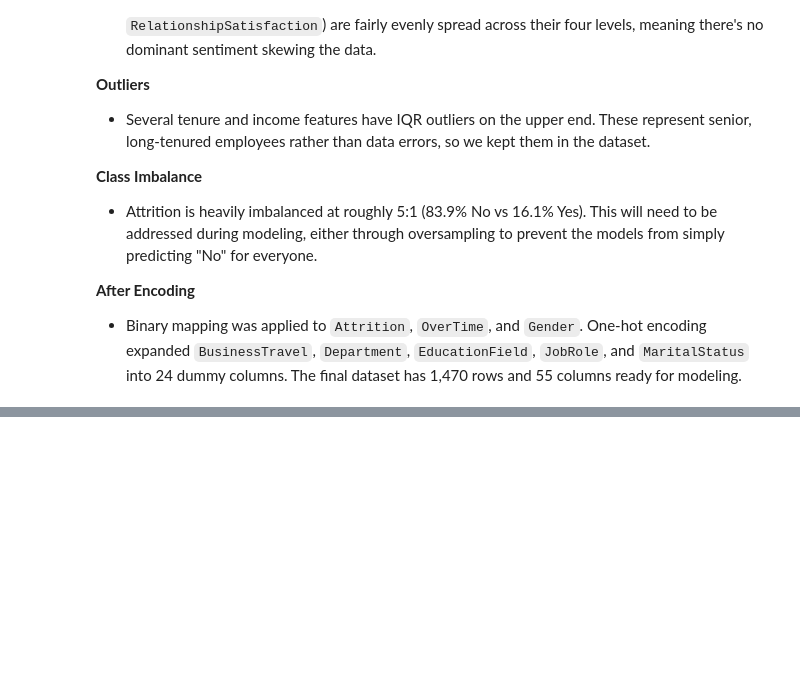
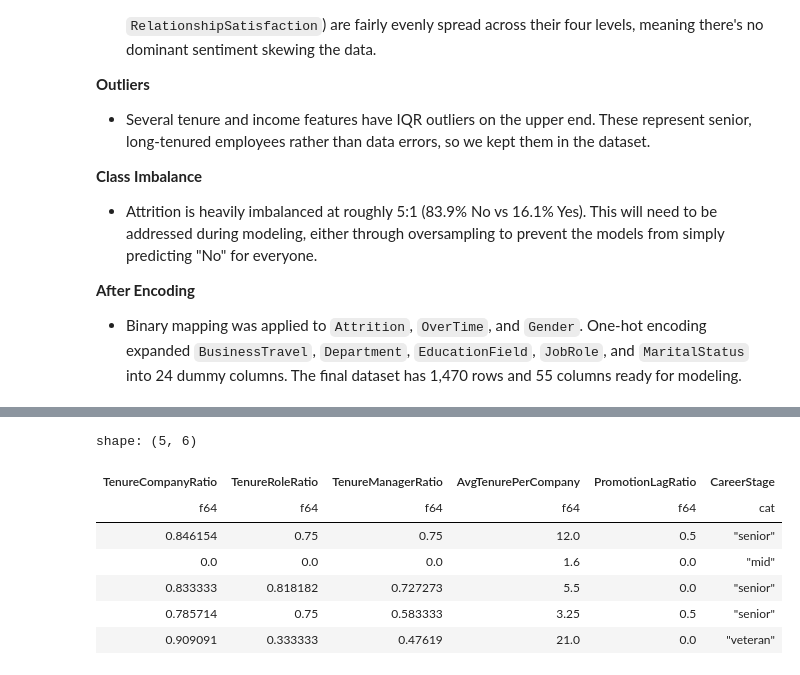
Before and after one commit to BigDataProject8/WorkforceIntelligence, a Jupyter notebook: project-08.ipynb, the cells around one changed output, grey strips where cells are left out. Drawn from its saved outputs; the diff is of its cells as text; code cells hidden in the pictures; blank space fills up the shorter version.

```diff
--- a/project-08.ipynb
+++ b/project-08.ipynb
@@ -428,0 +439,35 @@ Final shape: 1470 rows, 55 columns
+# %%
+# + 1 in denominators to avoid division by zero for new hires
+df = df.with_columns([
+    # Fraction of total career spent at this company
+    (pl.col('YearsAtCompany') / (pl.col('TotalWorkingYears') + 1)).alias('TenureCompanyRatio'),
+
+    # Fraction of time at company spent in current role
+    (pl.col('YearsInCurrentRole') / (pl.col('YearsAtCompany') + 1)).alias('TenureRoleRatio'),
+
+    # Fraction of time at company under current manager
+    (pl.col('YearsWithCurrManager') / (pl.col('YearsAtCompany') + 1)).alias('TenureManagerRatio'),
+
+    #Average tenure per company (job-hopping signal)
+    (pl.col('TotalWorkingYears') / (pl.col('NumCompaniesWorked') + 1)).alias('AvgTenurePerCompany'),
+
+    # Promotion lag: years stagnant relative to total tenure
+    (pl.col('YearsSinceLastPromotion') / (pl.col('YearsAtCompany') + 1)).alias('PromotionLagRatio'),
+
+    #Career stage bins
+    pl.col('TotalWorkingYears')
+        .cut(breaks=[2, 5, 10, 20],
+             labels=['entry', 'early', 'mid', 'senior', 'veteran'])
+        .alias('CareerStage')
+])
+
+df.select(['TenureCompanyRatio', 'TenureRoleRatio', 'TenureManagerRatio', 'AvgTenurePerCompany', 'PromotionLagRatio', 'CareerStage']).head()
+# %% [output]
+shape: (5, 6)
+| TenureCompanyRatio | TenureRoleRatio | TenureManagerRatio | AvgTenurePerCompany | PromotionLagRatio | CareerStage |
+| f64 | f64 | f64 | f64 | f64 | cat |
+| 0.846154 | 0.75 | 0.75 | 12.0 | 0.5 | "senior" |
+| 0.0 | 0.0 | 0.0 | 1.6 | 0.0 | "mid" |
+| 0.833333 | 0.818182 | 0.727273 | 5.5 | 0.0 | "senior" |
+| 0.785714 | 0.75 | 0.583333 | 3.25 | 0.5 | "senior" |
+| 0.909091 | 0.333333 | 0.47619 | 21.0 | 0.0 | "veteran" |
```
Also changed, not shown: parts of 9 cells of this notebook.
